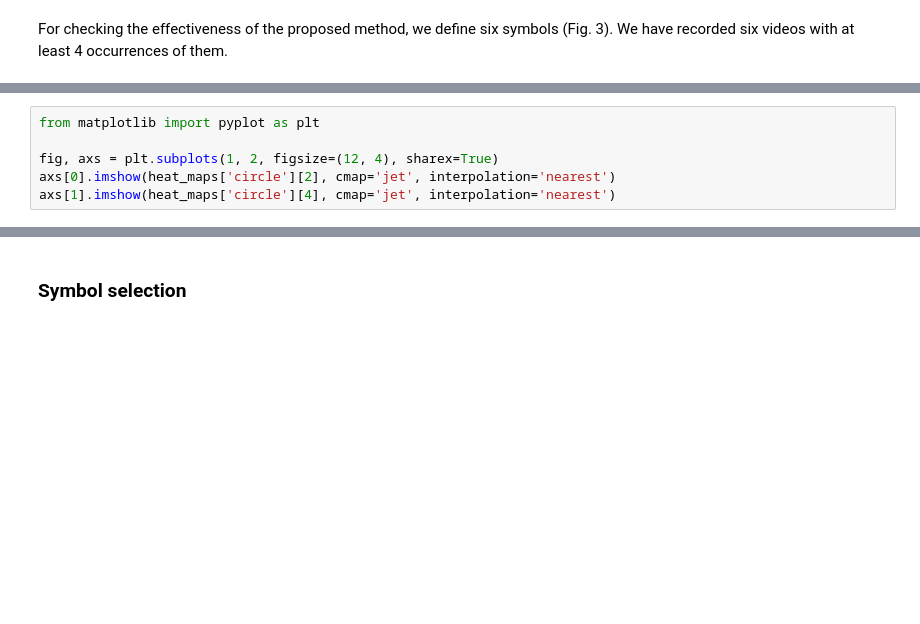
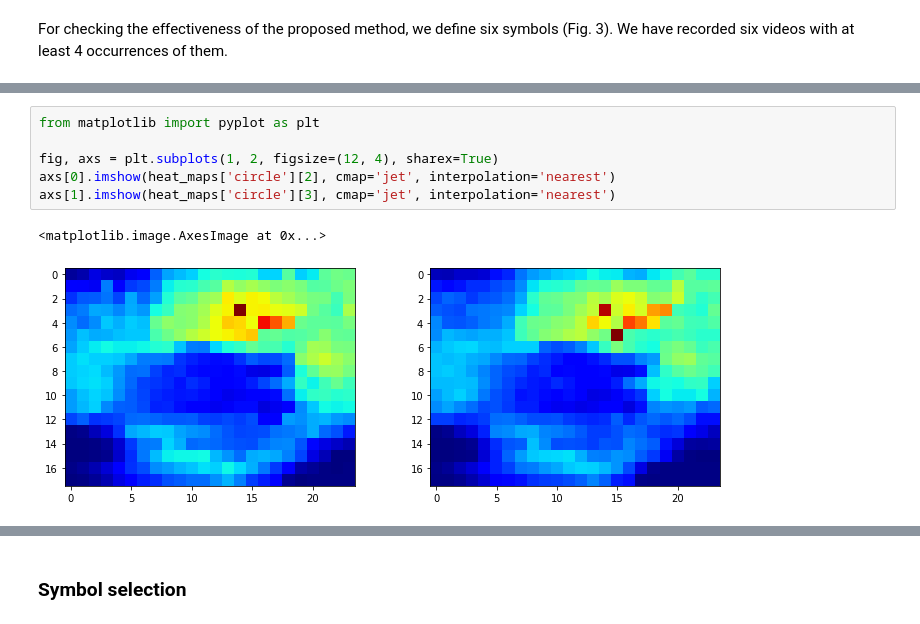
Before and after one commit to DanielNagy97/szakdolgozat, a Jupyter notebook: paper/draft.ipynb, the cells around one changed output, grey strips where cells are left out. Saved outputs shown, nothing was run; the diff lists cells and outputs as text; blank space fills up the shorter version.

```diff
--- a/paper/draft.ipynb
+++ b/paper/draft.ipynb
@@ -249,9 +348,12 @@ for i, heat_map in enumerate(heat_maps['x']):
 # %%
 from matplotlib import pyplot as plt
 
 fig, axs = plt.subplots(1, 2, figsize=(12, 4), sharex=True)
 axs[0].imshow(heat_maps['circle'][2], cmap='jet', interpolation='nearest')
-axs[1].imshow(heat_maps['circle'][4], cmap='jet', interpolation='nearest')
+axs[1].imshow(heat_maps['circle'][3], cmap='jet', interpolation='nearest')
+# %% [output]
+<matplotlib.image.AxesImage at 0x...>
+[figure, added]
 # %%
 from matplotlib import pyplot as plt
 
```
Also changed, not shown: parts of 28 cells of this notebook.
